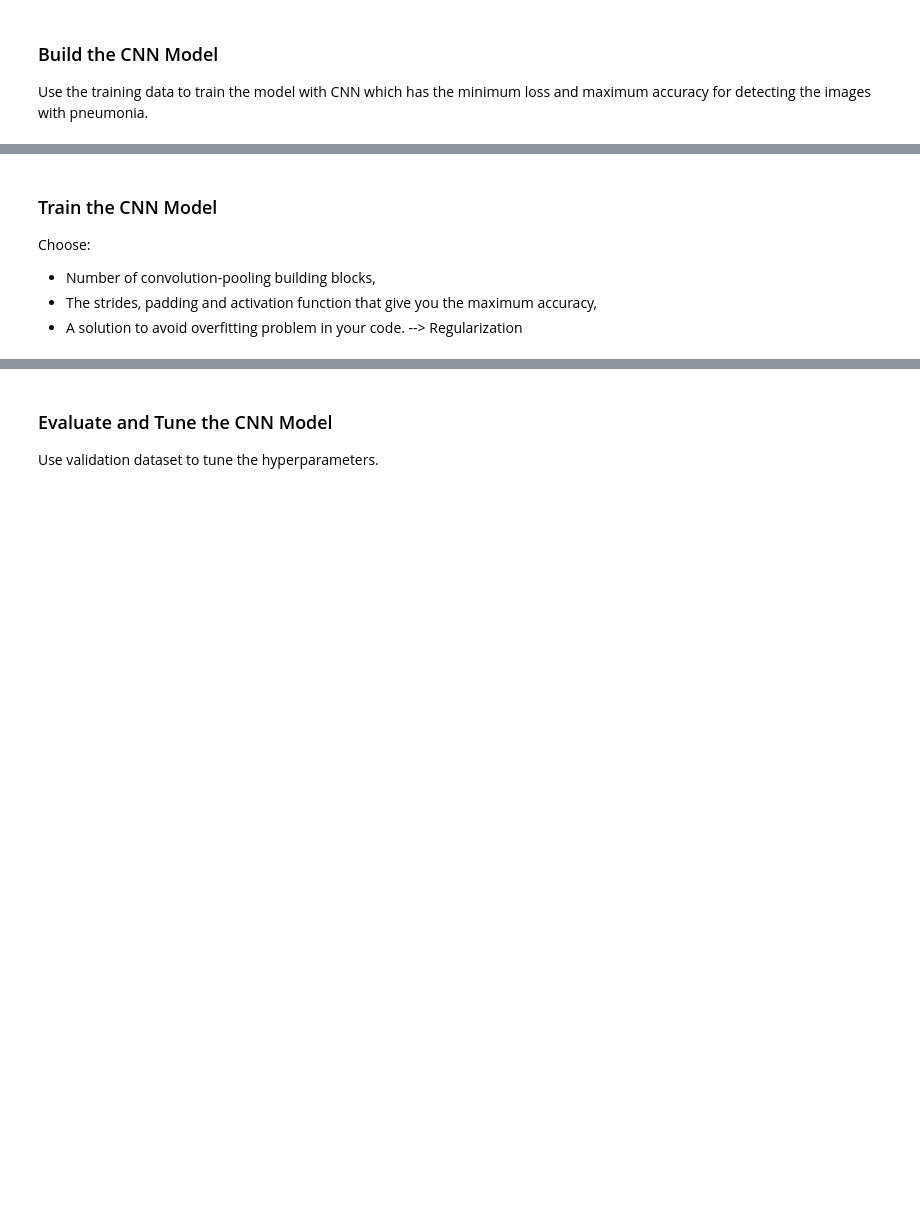
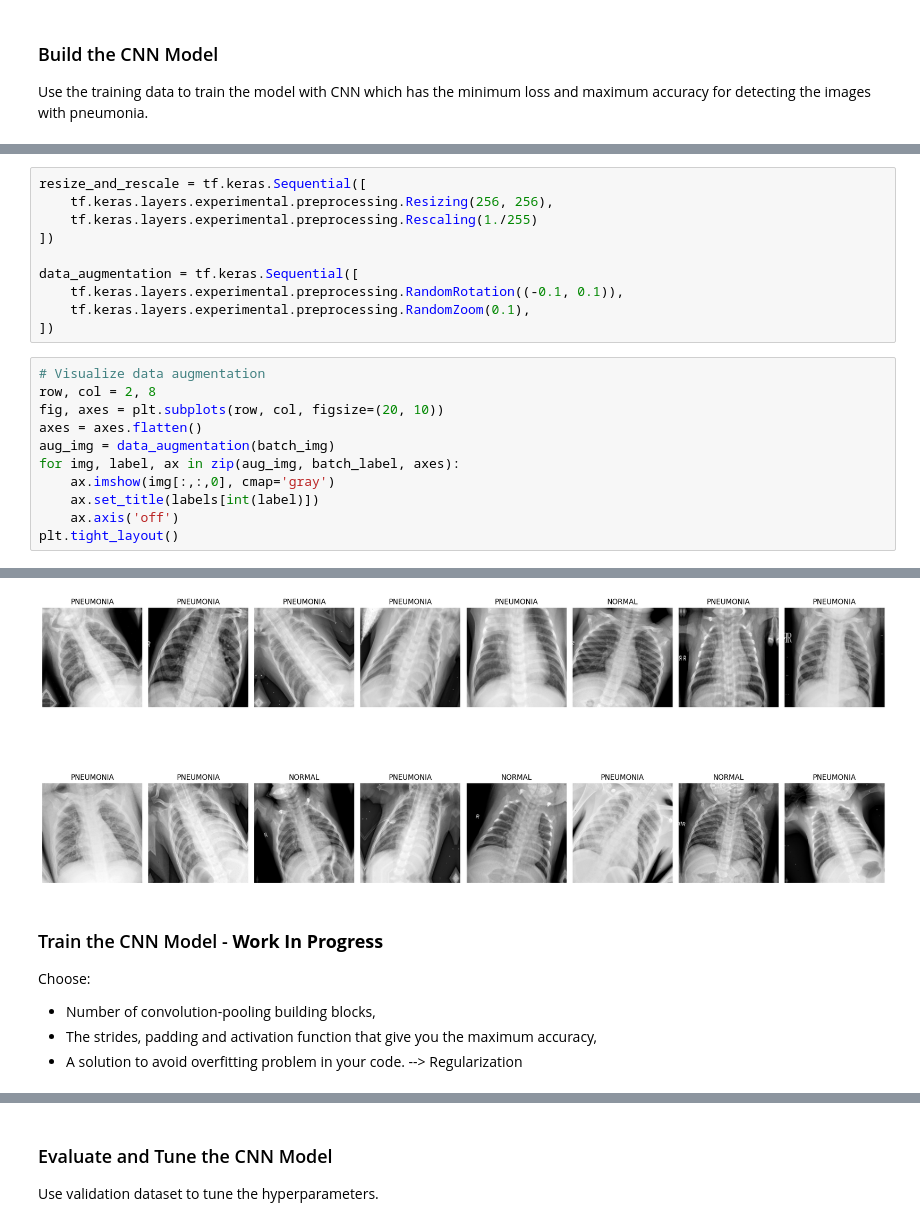
Before and after one commit to zhulinchng/PneumoniaDetection, a Jupyter notebook: main.ipynb, the cells around one changed output, grey strips where cells are left out. Cells and saved outputs as stored; diff of their text form; blank space fills up the shorter version.

```diff
--- a/main.ipynb
+++ b/main.ipynb
@@ -93,0 +256,22 @@ Use the training data to train the model with CNN which has the minimum loss and
+# %%
+resize_and_rescale = tf.keras.Sequential([
+    tf.keras.layers.experimental.preprocessing.Resizing(256, 256),
+    tf.keras.layers.experimental.preprocessing.Rescaling(1./255)
+])
+
+data_augmentation = tf.keras.Sequential([
+    tf.keras.layers.experimental.preprocessing.RandomRotation((-0.1, 0.1)),
+    tf.keras.layers.experimental.preprocessing.RandomZoom(0.1),
+])
+# %%
+# Visualize data augmentation
+row, col = 2, 8
+fig, axes = plt.subplots(row, col, figsize=(20, 10))
+axes = axes.flatten()
+aug_img = data_augmentation(batch_img)
+for img, label, ax in zip(aug_img, batch_label, axes):
+    ax.imshow(img[:,:,0], cmap='gray')
+    ax.set_title(labels[int(label)])
+    ax.axis('off')
+plt.tight_layout()
+# %% [output]
@@ -94,5 +298,6 @@ Use the training data to train the model with CNN which has the minimum loss and
+[figure, added]
 # %% [markdown]
-### Train the CNN Model
+### Train the CNN Model - **Work In Progress**
 Choose:
 - Number of convolution-pooling building blocks,
 - The strides, padding and activation function that give you the maximum accuracy,
```
Also changed, not shown: parts of 24 cells of this notebook.
